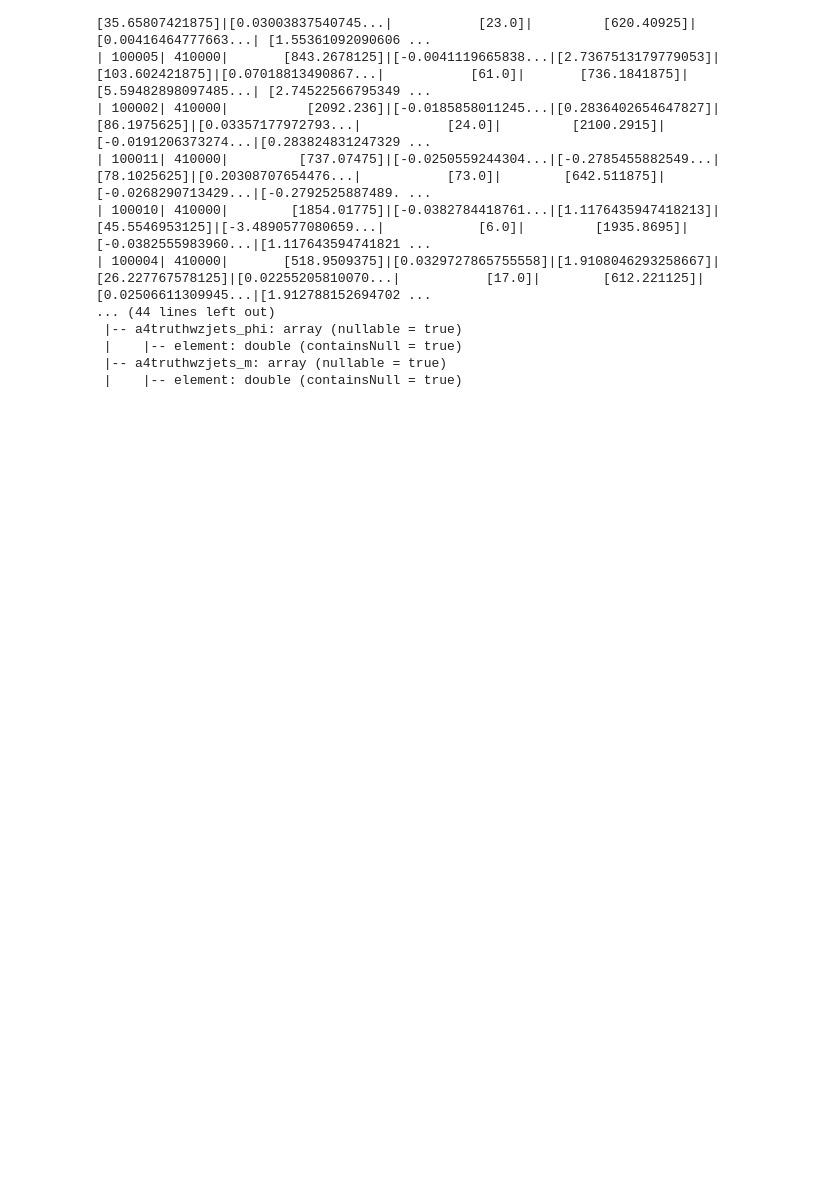
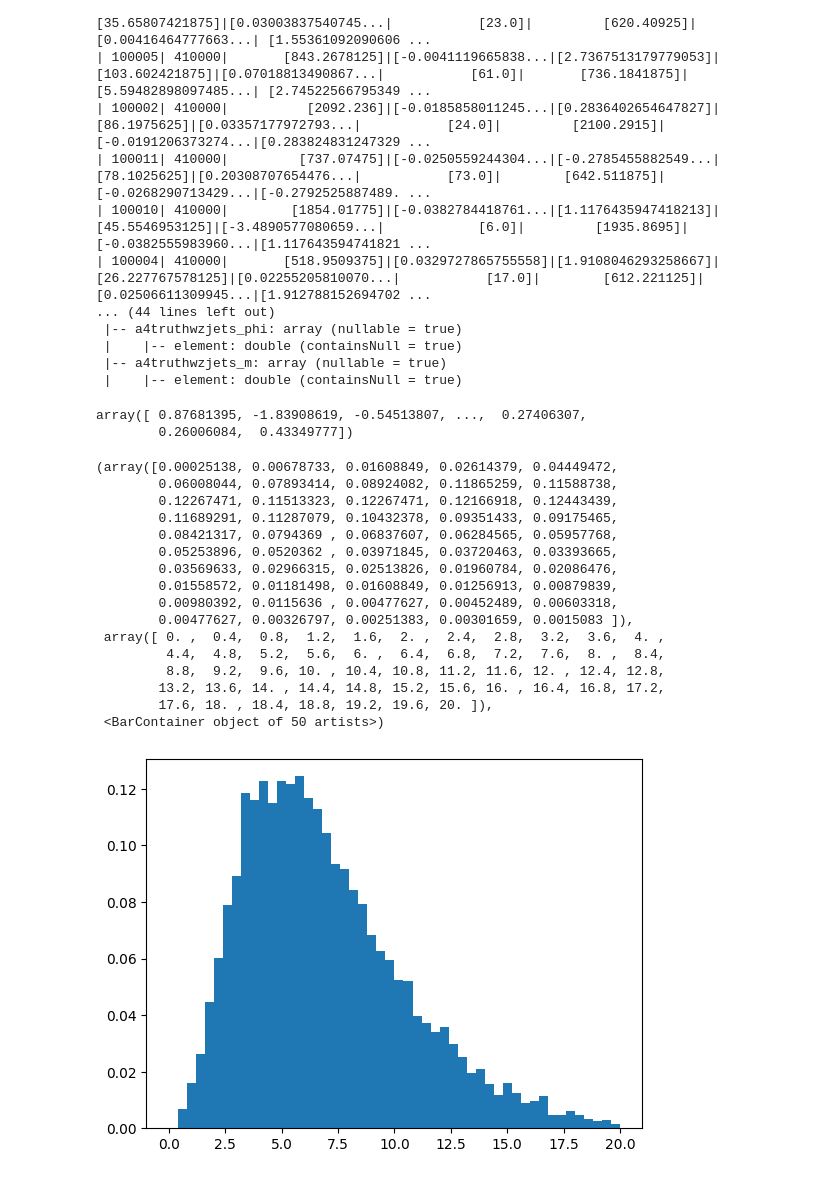
Before and after one commit to MarcoValente/sprkcalo, a Jupyter notebook: notebooks/check_parquet.ipynb, the cells around one changed output. Saved outputs shown, nothing was run; the diff lists cells and outputs as text; code cells hidden in the pictures; blank space fills up the shorter version.

```diff
--- a/notebooks/check_parquet.ipynb
+++ b/notebooks/check_parquet.ipynb
@@ -59,0 +62,27 @@ r,type(r)
+# %%
+data = np.random.normal(loc=0.0, scale=1.0, size=10000)
+data
+# %% [output]
+array([ 0.87681395, -1.83908619, -0.54513807, ...,  0.27406307,
+        0.26006084,  0.43349777])
+# %%
+import matplotlib.pyplot as plt
+plt.hist(data**2 + np.random.normal(loc=0.0, scale=1.0, size=10000)**2+ np.random.normal(loc=0.0, scale=1.0, size=10000)**2+ np.random.normal(loc=0.0, scale=1.0, size=10000)**2+ np.random.normal(loc=0.0, scale=1.0, size=10000)**2+ np.random.normal(loc=0.0, scale=1.0, size=10000)**2+ np.random.normal(loc=0.0, scale=1.0, size=10000)**2,range=(0,20),bins=50,density=True)
+# %% [output]
+(array([0.00025138, 0.00678733, 0.01608849, 0.02614379, 0.04449472,
+        0.06008044, 0.07893414, 0.08924082, 0.11865259, 0.11588738,
+        0.12267471, 0.11513323, 0.12267471, 0.12166918, 0.12443439,
+        0.11689291, 0.11287079, 0.10432378, 0.09351433, 0.09175465,
+        0.08421317, 0.0794369 , 0.06837607, 0.06284565, 0.05957768,
+        0.05253896, 0.0520362 , 0.03971845, 0.03720463, 0.03393665,
+        0.03569633, 0.02966315, 0.02513826, 0.01960784, 0.02086476,
+        0.01558572, 0.01181498, 0.01608849, 0.01256913, 0.00879839,
+        0.00980392, 0.0115636 , 0.00477627, 0.00452489, 0.00603318,
+        0.00477627, 0.00326797, 0.00251383, 0.00301659, 0.0015083 ]),
+ array([ 0. ,  0.4,  0.8,  1.2,  1.6,  2. ,  2.4,  2.8,  3.2,  3.6,  4. ,
+         4.4,  4.8,  5.2,  5.6,  6. ,  6.4,  6.8,  7.2,  7.6,  8. ,  8.4,
+         8.8,  9.2,  9.6, 10. , 10.4, 10.8, 11.2, 11.6, 12. , 12.4, 12.8,
+        13.2, 13.6, 14. , 14.4, 14.8, 15.2, 15.6, 16. , 16.4, 16.8, 17.2,
+        17.6, 18. , 18.4, 18.8, 19.2, 19.6, 20. ]),
+ <BarContainer object of 50 artists>)
+[figure, added]
```
Also changed, not shown: parts of 1 cell of this notebook, 4 other files.
